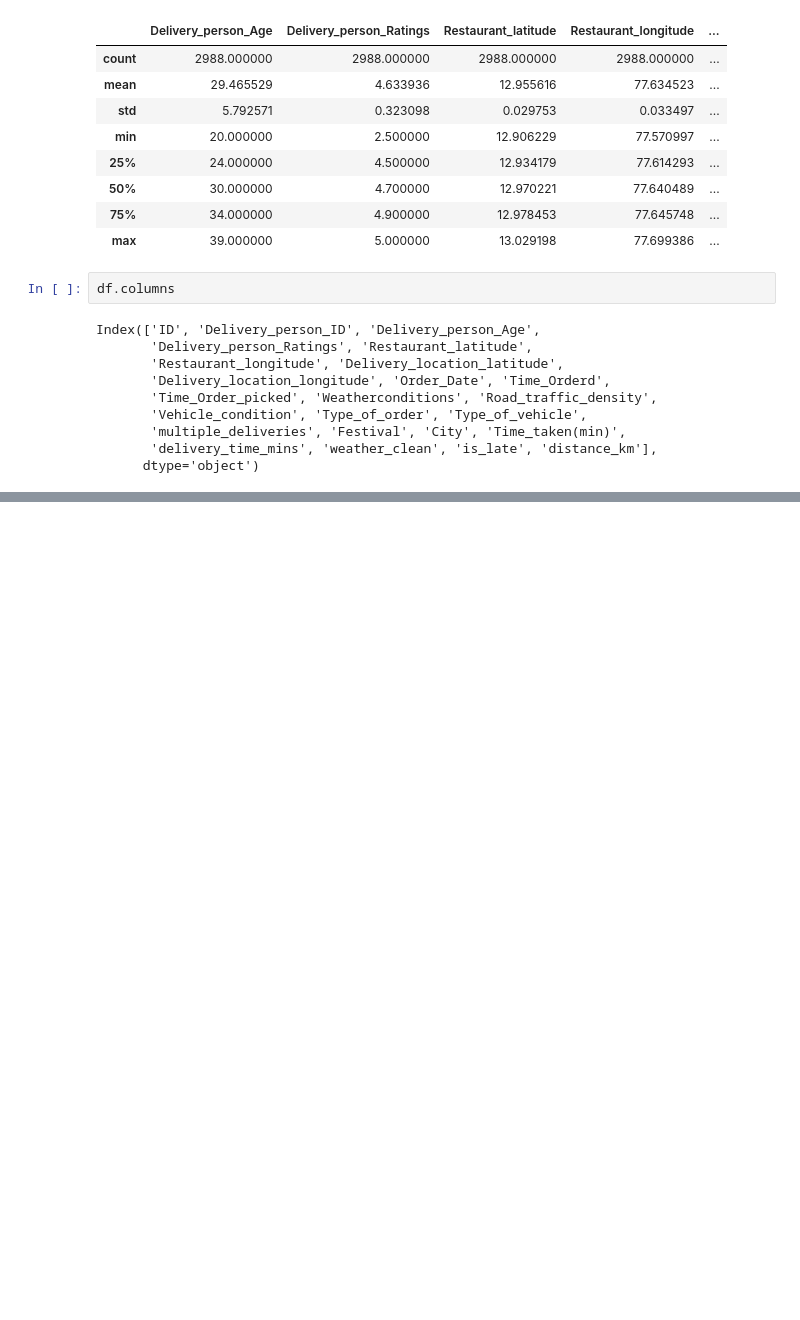
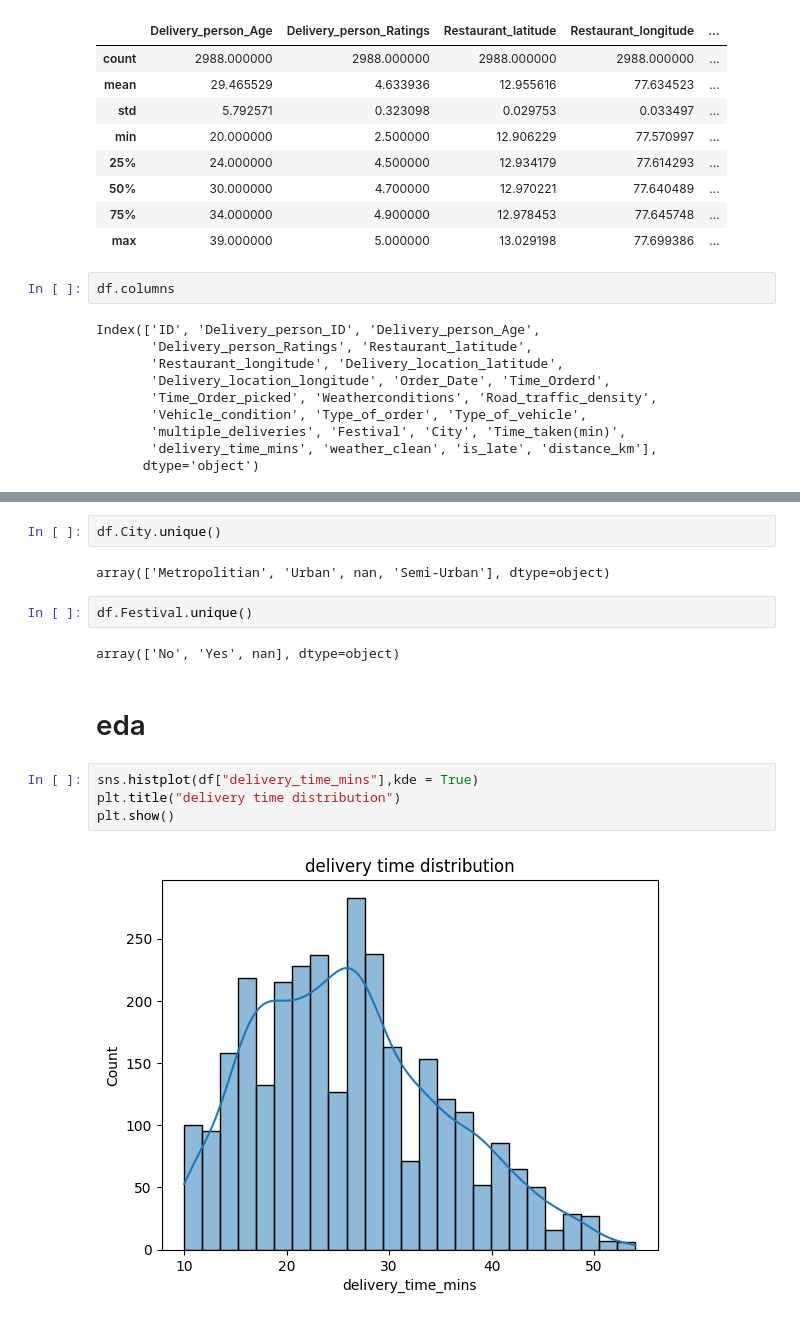
Before and after one commit to Data-pageup/delivery_time_optimizing_mlops_based, a Jupyter notebook: food-delivery-mlops/notebooks/data_exploration.ipynb, the cells around one changed output, grey strips where cells are left out. Cells and saved outputs as stored; diff of their text form; blank space fills up the shorter version.

```diff
--- a/food-delivery-mlops/notebooks/data_exploration.ipynb
+++ b/food-delivery-mlops/notebooks/data_exploration.ipynb
@@ -62,0 +84,16 @@ Index(['ID', 'Delivery_person_ID', 'Delivery_person_Age',
+# %%
+df.City.unique()
+# %% [output]
+array(['Metropolitian', 'Urban', nan, 'Semi-Urban'], dtype=object)
+# %%
+df.Festival.unique()
+# %% [output]
+array(['No', 'Yes', nan], dtype=object)
+# %% [markdown]
+# eda
+# %%
+sns.histplot(df["delivery_time_mins"],kde = True)
+plt.title("delivery time distribution")
+plt.show()
+# %% [output]
+[figure, added]
```
Also changed, not shown: parts of 15 cells of this notebook.
